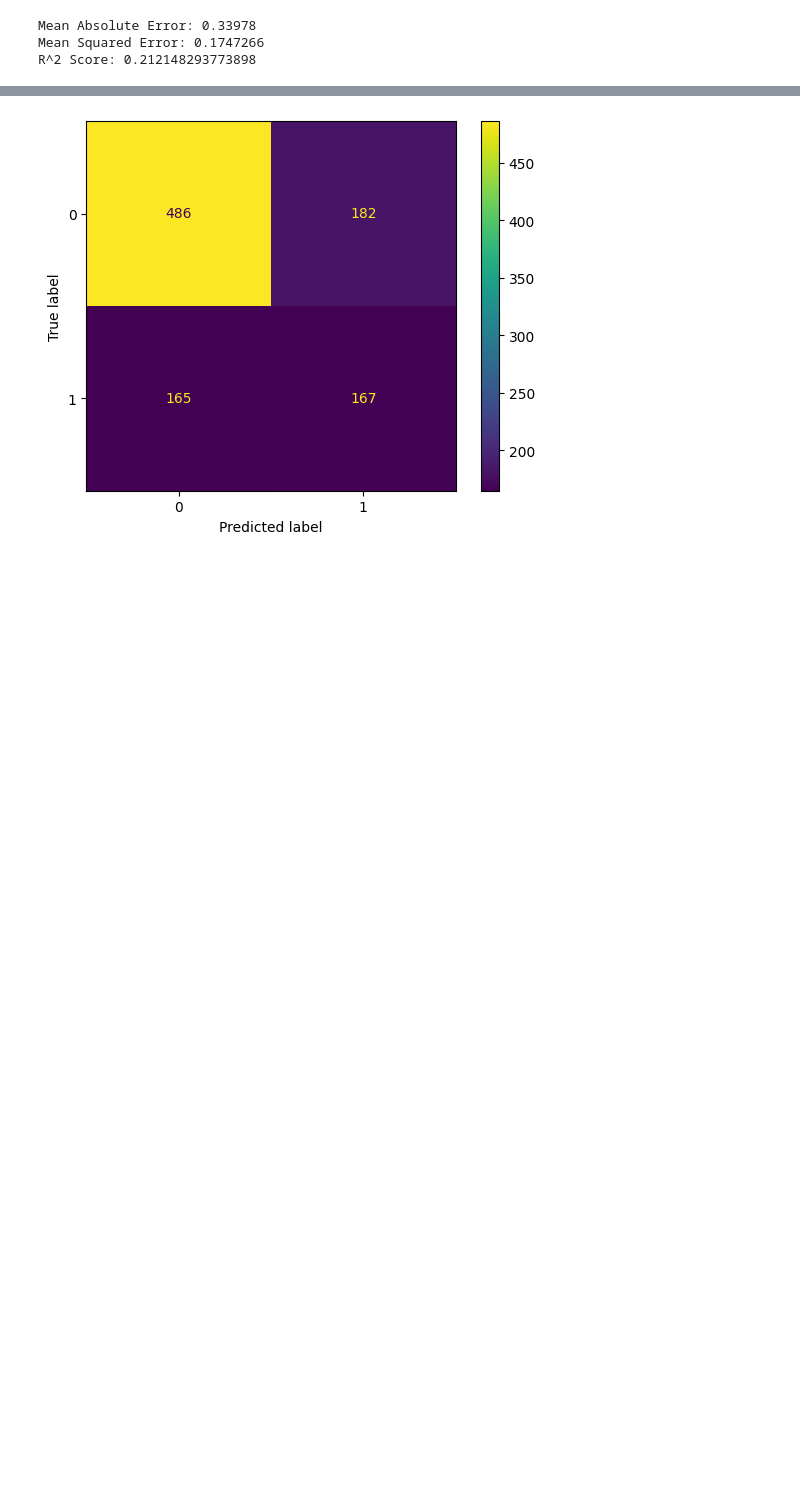
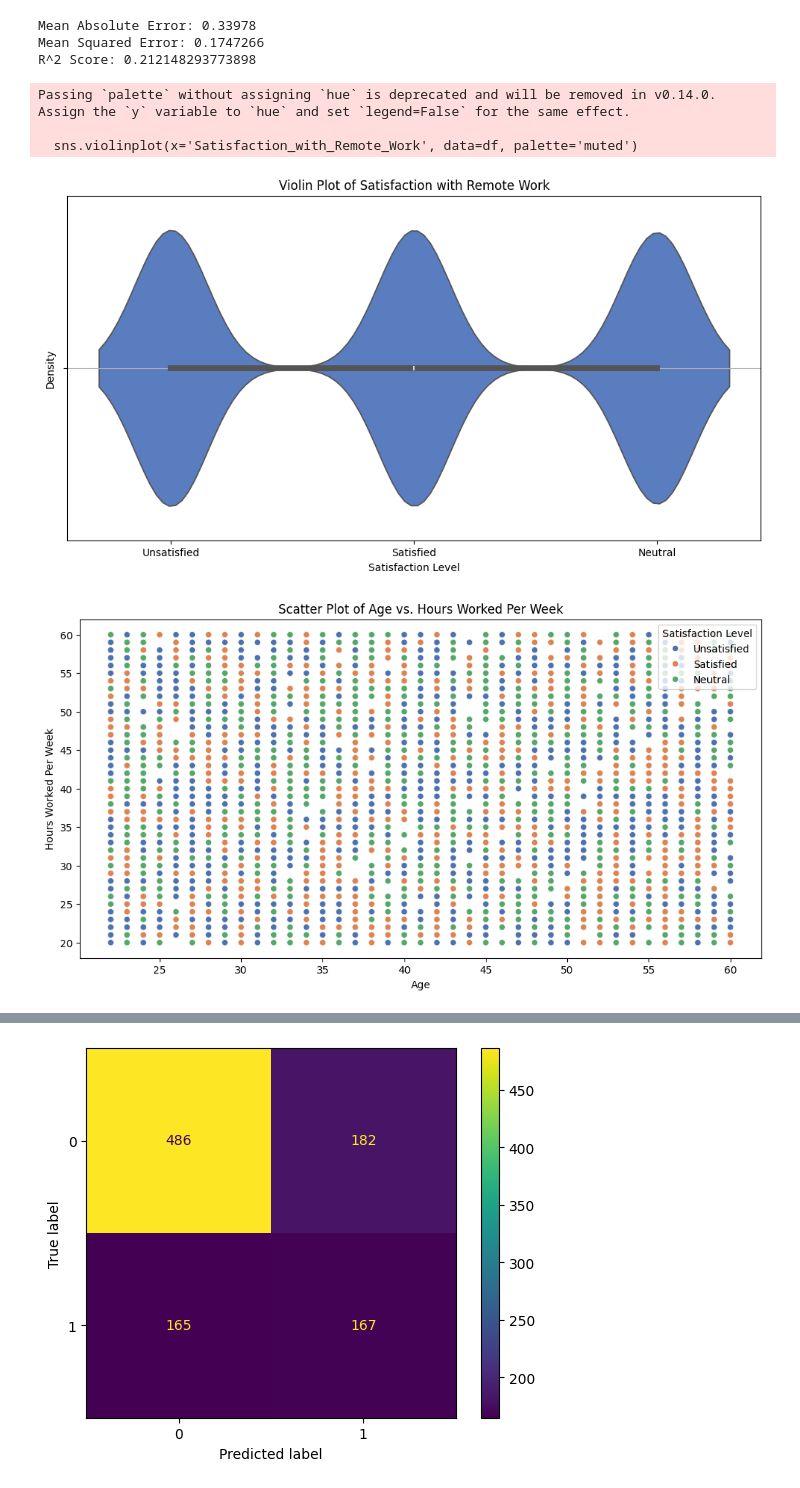
Before and after one commit to hanenia/Capstone_Project_1-, a Jupyter notebook: project.ipynb, the cells around one changed output, grey strips where cells are left out. Cells and saved outputs as stored; diff of their text form; code cells hidden in the pictures; blank space fills up the shorter version.

```diff
--- a/project.ipynb
+++ b/project.ipynb
@@ -597,3 +597,82 @@ print(f"R^2 Score: {r2}")
 Mean Absolute Error: 0.33978
 Mean Squared Error: 0.1747266
 R^2 Score: 0.212148293773898
+# %%
+ # Import additional libraries for styling and advanced visuals
+import matplotlib.dates as mdates
+
+#  Violin plot for satisfaction levels
+plt.figure(figsize=(12, 6))
+sns.violinplot(x='Satisfaction_with_Remote_Work', data=df, palette='muted')
+plt.title('Violin Plot of Satisfaction with Remote Work')
+plt.xlabel('Satisfaction Level')
+plt.ylabel('Density')
+plt.grid(axis='y')
+plt.show()
+
+#  Scatter plot for Age vs. Hours Worked
+plt.figure(figsize=(12, 6))
+sns.scatterplot(x='Age', y='Hours_Worked_Per_Week', hue='Satisfaction_with_Remote_Work', data=df, palette='deep')
+plt.title('Scatter Plot of Age vs. Hours Worked Per Week')
+plt.xlabel('Age')
+plt.ylabel('Hours Worked Per Week')
+plt.legend(title='Satisfaction Level')
+plt.show()
+#  Pairplot to visualize relationships between features
+sns.pairplot(df, hue='Satisfaction_with_Remote_Work', palette='coolwarm')
+plt.title('Pairplot of Features by Satisfaction Level')
+plt.show()
+
+#  Trend line for Hours Worked vs. Age
+plt.figure(figsize=(12, 6))
+sns.regplot(x='Age', y='Hours_Worked_Per_Week', data=df, scatter_kws={'alpha':0.5}, line_kws={'color':'red'})
+plt.title('Trend Line for Hours Worked Per Week vs. Age')
+plt.xlabel('Age')
+plt.ylabel('Hours Worked Per Week')
+plt.show()
+
+# Count of each satisfaction level as a pie chart
+satisfaction_counts = df['Satisfaction_with_Remote_Work'].value_counts()
+plt.figure(figsize=(8, 8))
+plt.pie(satisfaction_counts, labels=satisfaction_counts.index, autopct='%1.1f%%', startangle=140, colors=sns.color_palette('pastel'))
+plt.title('Pie Chart of Satisfaction Levels')
+plt.axis('equal')
+plt.show()
+# Count plot with percentage display
+plt.figure(figsize=(12, 6))
+sns.countplot(data=df, x='Satisfaction_with_Remote_Work', palette='viridis')
+total = len(df)
+for p in plt.gca().patches:
+    plt.annotate(f'{p.get_height()/total:.2%}', (p.get_x() + p.get_width() / 2., p.get_height()),
+                 ha='center', va='bottom', fontsize=12)
+plt.title('Count Plot of Satisfaction with Percentage')
+plt.xlabel('Satisfaction Level')
+plt.ylabel('Count')
+plt.show()
+
+# Boxen plot for age distribution
+plt.figure(figsize=(12, 6))
+sns.boxenplot(x='Satisfaction_with_Remote_Work', y='Age', data=df, palette='Set2')
+plt.title('Boxen Plot of Age by Satisfaction Level')
+plt.xlabel('Satisfaction Level')
+plt.ylabel('Age')
+plt.show()
+#  Time series analysis (if applicable)
+# Assuming you have a date column; Uncomment and adjust accordingly
+# df['Date'] = pd.to_datetime(df['Date'])
+# df.set_index('Date', inplace=True)
+# plt.figure(figsize=(12, 6))
+# df['Satisfaction_with_Remote_Work'].resample('M').mean().plot()
+# plt.title('Monthly Average Satisfaction with Remote Work')
+# plt.xlabel('Date')
+# plt.ylabel('Average Satisfaction')
+# plt.show()
+
+#  Custom color palette for visualizations
+custom_palette = sns.color_palette("dark:.3")
+# %% [output]
+Passing `palette` without assigning `hue` is deprecated and will be removed in v0.14.0. Assign the `y` variable to `hue` and set `legend=False` for the same effect.
+
+  sns.violinplot(x='Satisfaction_with_Remote_Work', data=df, palette='muted')
+[figure, added]
+[figure, added]
```
Also changed, not shown: parts of 2 cells of this notebook.
